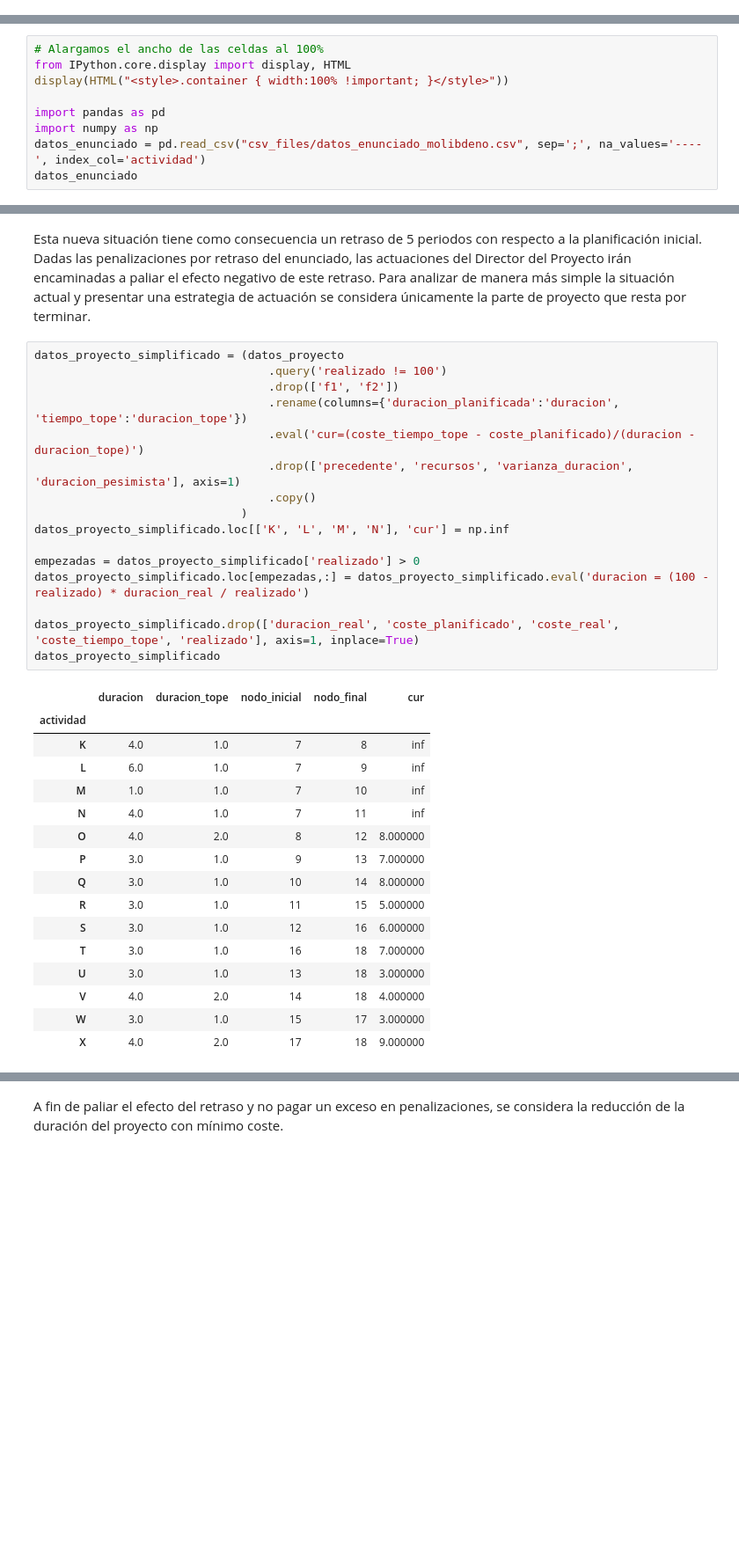
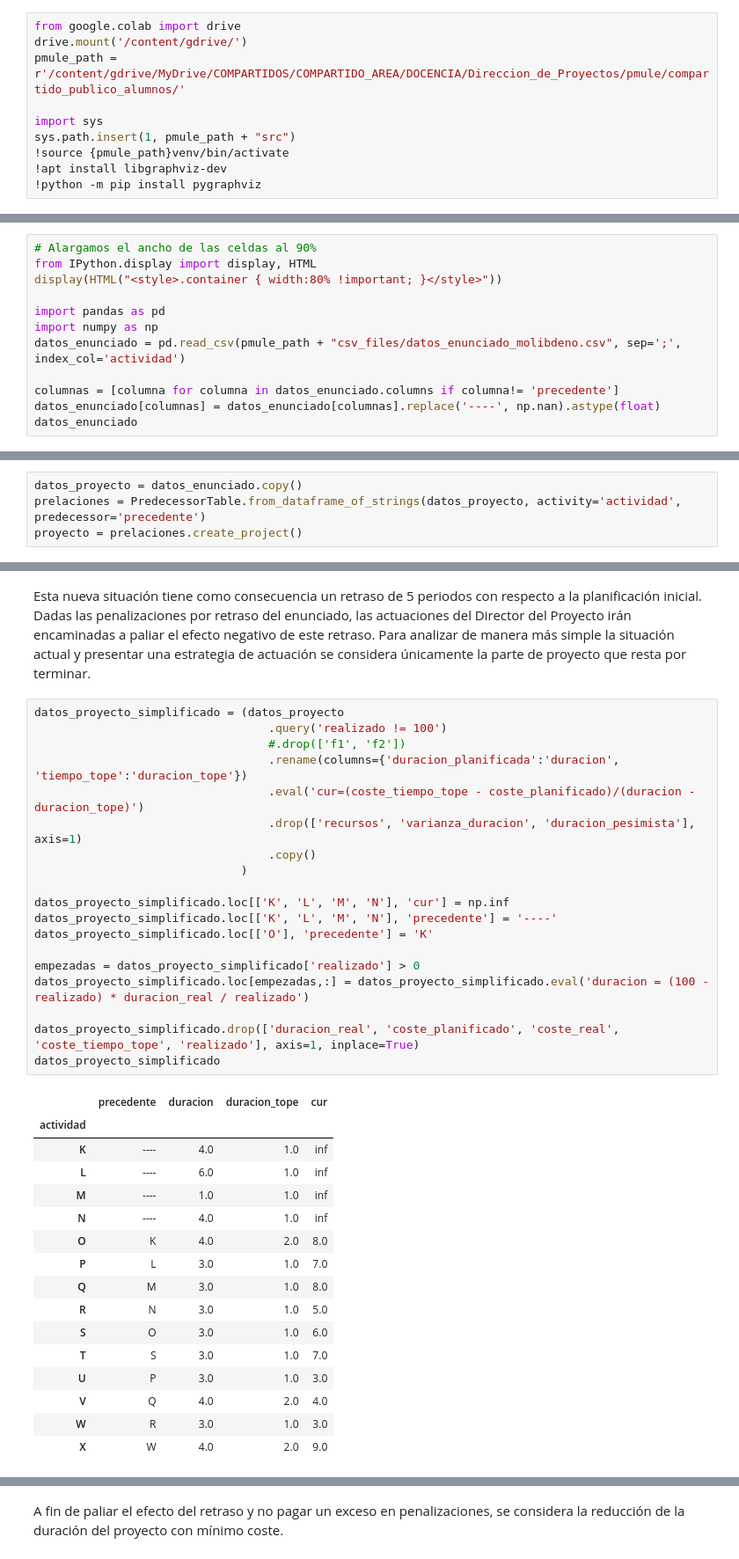
Before and after one commit to mcasl/pmULE, a Jupyter notebook: Ejercicio Molibdeno.ipynb, the cells around one changed output, grey strips where cells are left out. Shown at 88% size. Saved outputs shown, nothing was run; the diff lists cells and outputs as text; blank space fills up the shorter version.

```diff
--- a/Ejercicio Molibdeno.ipynb
+++ b/Ejercicio Molibdeno.ipynb
@@ -17,3 +17,13 @@ Ha recibido Vd. esta carta. Adopte el papel del destinatario y actúe en consecu
 > Reciba un cordial saludo.
 # %% [markdown]
 Los datos del proyecto se encuentran en el fichero 'csv_files/datos_enunciado_molibdeno.csv' que se muestra a continuación
+# %%
+from google.colab import drive
+drive.mount('/content/gdrive/')
+pmule_path = r'/content/gdrive/MyDrive/COMPARTIDOS/COMPARTIDO_AREA/DOCENCIA/Direccion_de_Proyectos/pmule/compartido_publico_alumnos/'
+
+import sys
+sys.path.insert(1, pmule_path + "src")
+!source {pmule_path}venv/bin/activate
+!apt install libgraphviz-dev
+!python -m pip install pygraphviz
@@ -20,11 +38,14 @@ Los datos del proyecto se encuentran en el fichero 'csv_files/datos_enunciado_mo
 # %%
-# Alargamos el ancho de las celdas al 100%
-from IPython.core.display import display, HTML
-display(HTML("<style>.container { width:100% !important; }</style>"))
+# Alargamos el ancho de las celdas al 90%
+from IPython.display import display, HTML
+display(HTML("<style>.container { width:80% !important; }</style>"))
 
 import pandas as pd
 import numpy as np
-datos_enunciado = pd.read_csv("csv_files/datos_enunciado_molibdeno.csv", sep=';', na_values='----', index_col='actividad')
+datos_enunciado = pd.read_csv(pmule_path + "csv_files/datos_enunciado_molibdeno.csv", sep=';', index_col='actividad')
+
+columnas = [columna for columna in datos_enunciado.columns if columna!= 'precedente']
+datos_enunciado[columnas] = datos_enunciado[columnas].replace('----', np.nan).astype(float)
 datos_enunciado
 # %% [output]
 |  | precedente | duracion_planificada | duracion_real | coste_planificado | coste_real | coste_tiempo_tope | ... |
@@ -109,2 +83,6 @@ proyecto = GrafoProyecto(datos_proyecto)
+# %%
+datos_proyecto = datos_enunciado.copy()
+prelaciones = PredecessorTable.from_dataframe_of_strings(datos_proyecto, activity='actividad', predecessor='precedente')
+proyecto = prelaciones.create_project()
 # %% [markdown]
 ### Grafo PERT de la planificación inicial
@@ -345,33 +324,36 @@ Esta nueva situación tiene como consecuencia un retraso de 5 periodos con respe
 # %%
 datos_proyecto_simplificado = (datos_proyecto
                                   .query('realizado != 100')
-                                  .drop(['f1', 'f2'])
+                                  #.drop(['f1', 'f2'])
                                   .rename(columns={'duracion_planificada':'duracion', 'tiempo_tope':'duracion_tope'})
                                   .eval('cur=(coste_tiempo_tope - coste_planificado)/(duracion - duracion_tope)')
-                                  .drop(['precedente', 'recursos', 'varianza_duracion', 'duracion_pesimista'], axis=1)
+                                  .drop(['recursos', 'varianza_duracion', 'duracion_pesimista'], axis=1)
                                   .copy()
                               )
+
 datos_proyecto_simplificado.loc[['K', 'L', 'M', 'N'], 'cur'] = np.inf
+datos_proyecto_simplificado.loc[['K', 'L', 'M', 'N'], 'precedente'] = '----'
+datos_proyecto_simplificado.loc[['O'], 'precedente'] = 'K'
 
 empezadas = datos_proyecto_simplificado['realizado'] > 0
 datos_proyecto_simplificado.loc[empezadas,:] = datos_proyecto_simplificado.eval('duracion = (100 - realizado) * duracion_real / realizado')
 
 datos_proyecto_simplificado.drop(['duracion_real', 'coste_planificado', 'coste_real', 'coste_tiempo_tope', 'realizado'], axis=1, inplace=True)
 datos_proyecto_simplificado
 # %% [output]
-|  | duracion | duracion_tope | nodo_inicial | nodo_final | cur |
-| actividad |  |  |  |  |  |
-| K | 4.0 | 1.0 | 7 | 8 | inf |
-| L | 6.0 | 1.0 | 7 | 9 | inf |
-| M | 1.0 | 1.0 | 7 | 10 | inf |
-| N | 4.0 | 1.0 | 7 | 11 | inf |
-| O | 4.0 | 2.0 | 8 | 12 | 8.000000 |
-| P | 3.0 | 1.0 | 9 | 13 | 7.000000 |
-| Q | 3.0 | 1.0 | 10 | 14 | 8.000000 |
-| R | 3.0 | 1.0 | 11 | 15 | 5.000000 |
-| S | 3.0 | 1.0 | 12 | 16 | 6.000000 |
-| T | 3.0 | 1.0 | 16 | 18 | 7.000000 |
-| U | 3.0 | 1.0 | 13 | 18 | 3.000000 |
-| V | 4.0 | 2.0 | 14 | 18 | 4.000000 |
-| W | 3.0 | 1.0 | 15 | 17 | 3.000000 |
-| X | 4.0 | 2.0 | 17 | 18 | 9.000000 |
+|  | precedente | duracion | duracion_tope | cur |
+| actividad |  |  |  |  |
+| K | ---- | 4.0 | 1.0 | inf |
+| L | ---- | 6.0 | 1.0 | inf |
+| M | ---- | 1.0 | 1.0 | inf |
+| N | ---- | 4.0 | 1.0 | inf |
+| O | K | 4.0 | 2.0 | 8.0 |
+| P | L | 3.0 | 1.0 | 7.0 |
+| Q | M | 3.0 | 1.0 | 8.0 |
+| R | N | 3.0 | 1.0 | 5.0 |
+| S | O | 3.0 | 1.0 | 6.0 |
+| T | S | 3.0 | 1.0 | 7.0 |
+| U | P | 3.0 | 1.0 | 3.0 |
+| V | Q | 4.0 | 2.0 | 4.0 |
+| W | R | 3.0 | 1.0 | 3.0 |
+| X | W | 4.0 | 2.0 | 9.0 |
```
Also changed, not shown: parts of 69 cells of this notebook, 22 other files.
